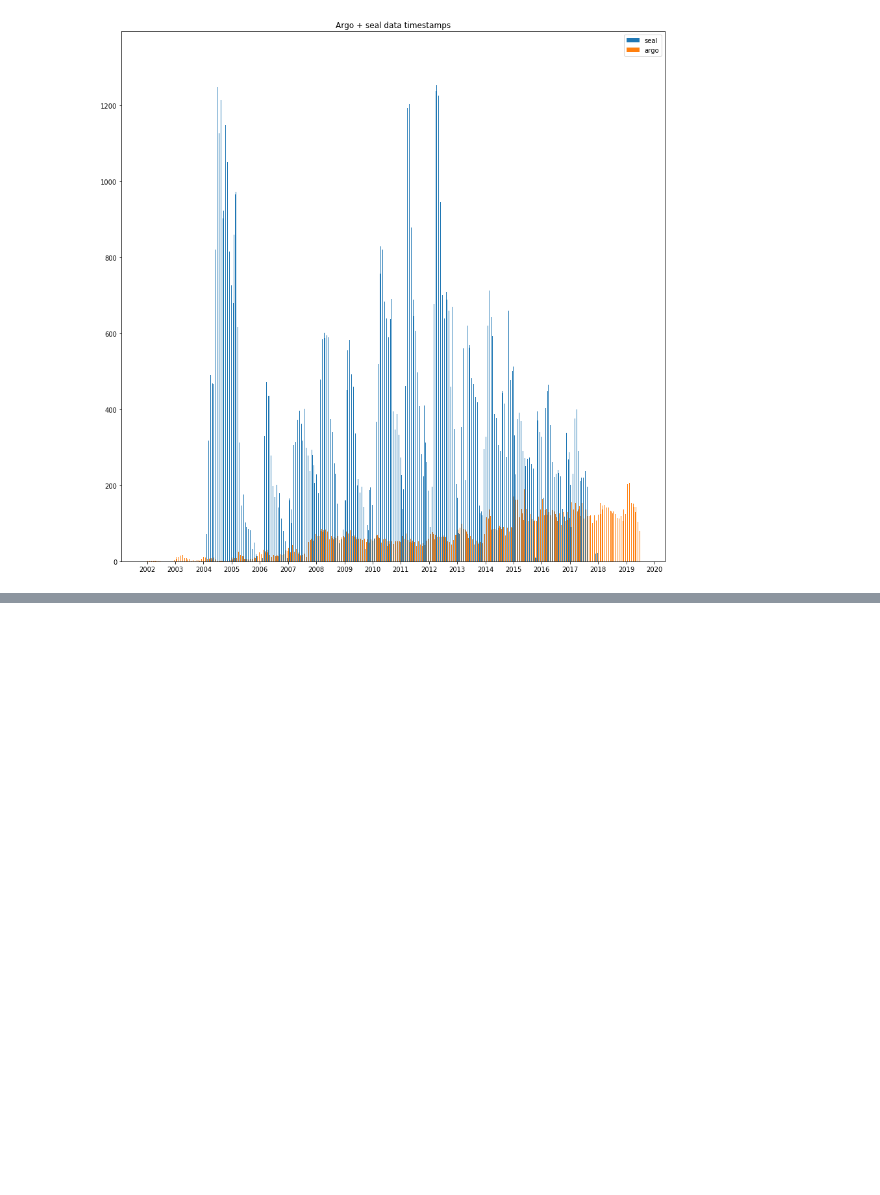
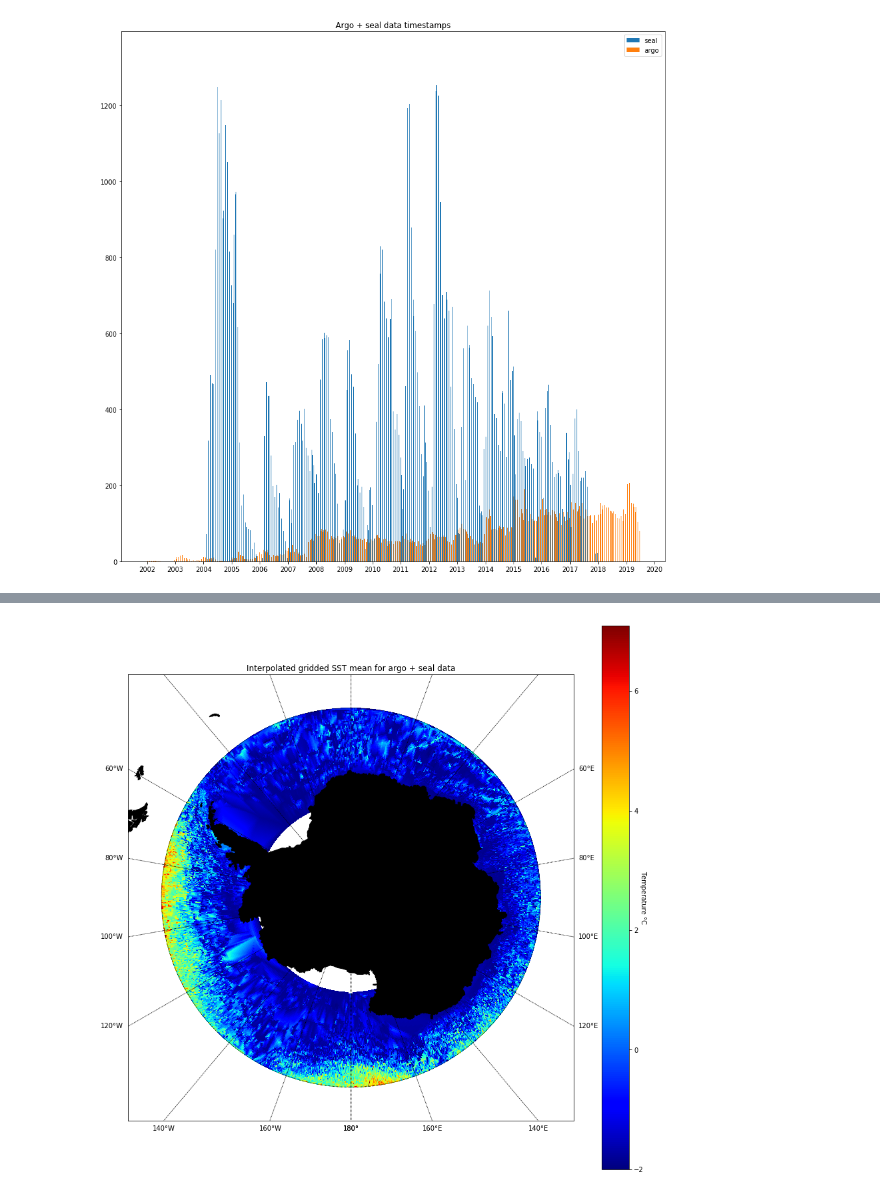
Before and after one commit to UoA-eResearch/argo, a Jupyter notebook: plot.ipynb, the cells around one changed output, grey strips where cells are left out. Cells and saved outputs as stored; diff of their text form; code cells hidden in the pictures; blank space fills up the shorter version.

Commit message:
interp

```diff
--- a/plot.ipynb
+++ b/plot.ipynb
@@ -193,0 +196,17 @@ plot_grid(combined_grid, "Gridded SST mean for argo+seal data")
+# %%
+def interp_nans(grid):
+    x = np.arange(0, grid.shape[1])
+    y = np.arange(0, grid.shape[0])
+    mask = np.isnan(grid)
+    xx, yy = np.meshgrid(x, y)
+    x1 = xx[~mask]
+    y1 = yy[~mask]
+    newarr = grid[~mask]
+    interp = interpolate.griddata((x1, y1), newarr.ravel(), (xx, yy), method='linear')
+    return interp
+
+interp = interp_nans(combined_grid)
+# %%
+plot_grid(interp, resolution = resolution, title="Interpolated gridded SST mean for argo + seal data")
+# %% [output]
+[figure, added]
```
Also changed, not shown: parts of 4 cells of this notebook, 1 other file.
